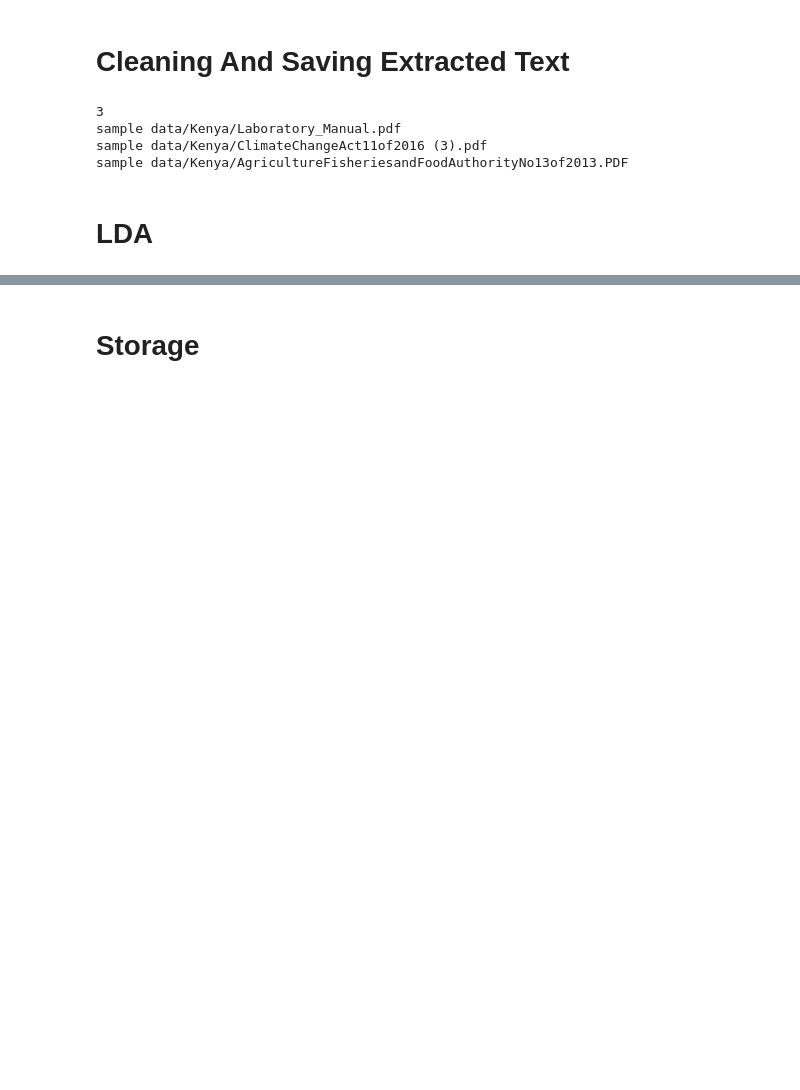
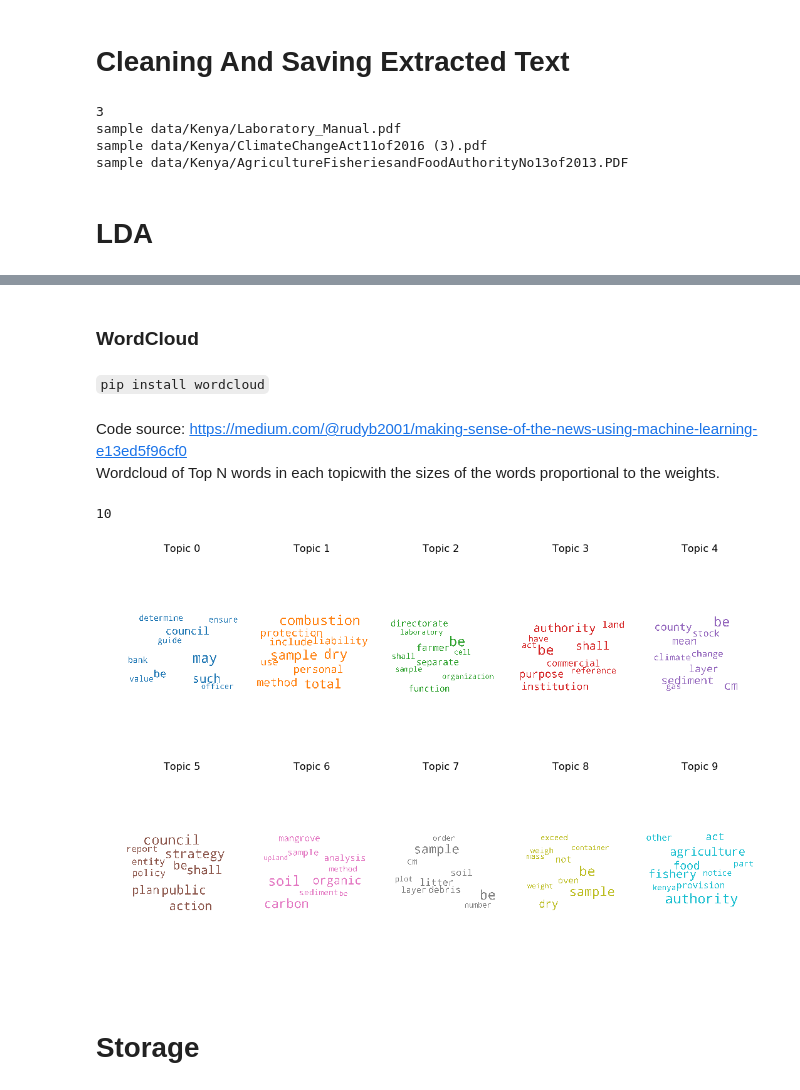
Before and after one commit to martingzh/ai4goodforestry, a Jupyter notebook: MVP.ipynb, the cells around one changed output, grey strips where cells are left out. Saved outputs shown, nothing was run; the diff lists cells and outputs as text; code cells hidden in the pictures; blank space fills up the shorter version.

Commit message:
added visualizations

```diff
--- a/MVP.ipynb
+++ b/MVP.ipynb
@@ -76,2 +105,48 @@ doc_lda = lda_model[corpus]
+# %% [markdown]
+### WordCloud
+# %% [markdown]
+`pip install wordcloud`
+# %% [markdown]
+Code source: https://medium.com/@rudyb2001/making-sense-of-the-news-using-machine-learning-e13ed5f96cf0
+<br>
+Wordcloud of Top N words in each topicwith the sizes of the words proportional to the weights.
+# %%
+len(lda_model.show_topics(formatted=False))
+# %% [output]
+10
+# %%
+from matplotlib import pyplot as plt
+import matplotlib.colors as mcolors
+from wordcloud import WordCloud, STOPWORDS
+cols = [color for name, color in mcolors.TABLEAU_COLORS.items()]
+
+cloud = WordCloud(background_color='white',
+                  width=2500,
+                  height=1800,
+                  max_words=10,
+                  colormap='tab10',
+                  color_func=lambda *args, **kwargs: cols[i],
+                  prefer_horizontal=1.0)
+
+topics = lda_model.show_topics(formatted=False)
+
+fig, axes = plt.subplots(2, 5, figsize=(15,10), sharex=True, sharey=True)
+
+for i, ax in enumerate(axes.flatten()):
+    fig.add_subplot(ax)
+    topic_words = dict(topics[i][1])
+    cloud.generate_from_frequencies(topic_words, max_font_size=300)
+    plt.gca().imshow(cloud)
+    plt.gca().set_title('Topic ' + str(i), fontdict=dict(size=16))
+    plt.gca().axis('off')
+
+
+plt.subplots_adjust(wspace=0, hspace=0)
+plt.axis('off')
+plt.margins(x=0, y=0)
+plt.tight_layout()
+plt.show()
+# %% [output]
+[figure, added]
 # %% [markdown]
 # Storage
```
Also changed, not shown: parts of 7 cells of this notebook.
